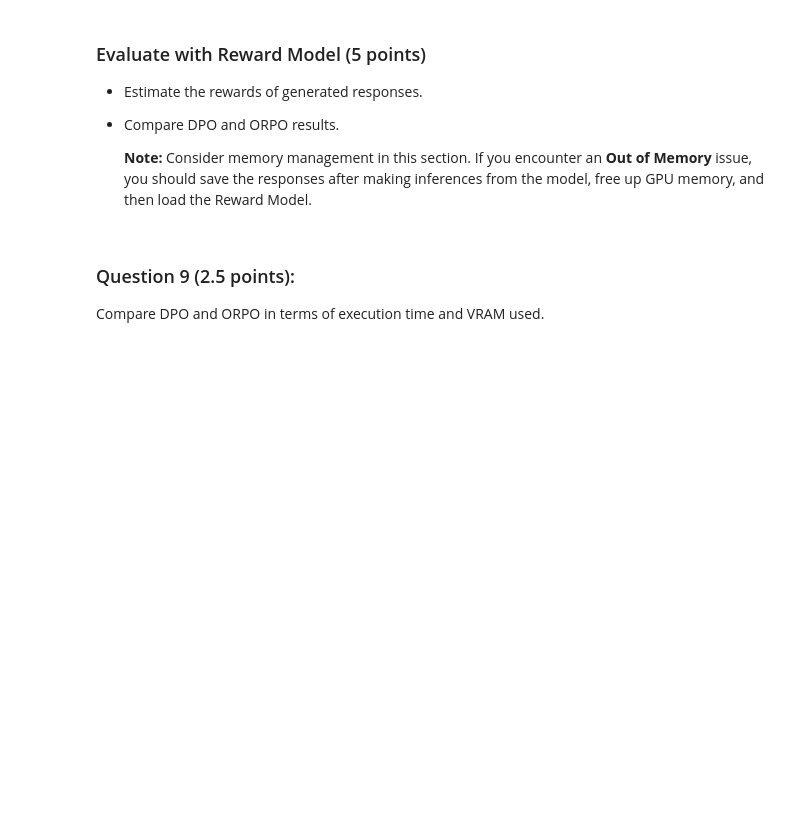
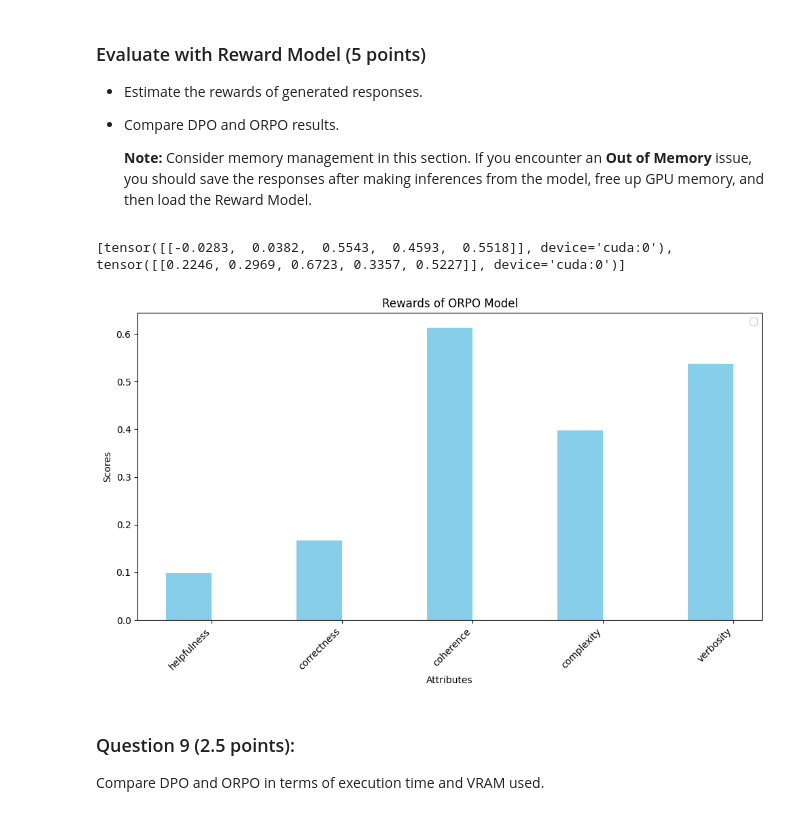
Before and after one commit to ArianFiroozi/LLM-Course-Projects, a Jupyter notebook: LLM_CA2.ipynb, the cells around one changed output. Saved outputs shown, nothing was run; the diff lists cells and outputs as text; code cells hidden in the pictures; blank space fills up the shorter version.

Commit message:
add: orpo, bad results

```diff
--- a/LLM_CA2.ipynb
+++ b/LLM_CA2.ipynb
@@ -977,3 +1097,42 @@ orpo_responses = []
+# %%
+sample_prompts= ['In right triangle $ABC$, the length of side $BC$ is 2 units, the length of side $AC$ is 4 units and the measure of angle $C$ is 60 degrees. What is the length of side $AB$, in units? Express your answer in simplest radical form.', 'Why is the IP protocol called the “internet” protocol?']
+orpo_responses= [' Express your answer in simplest radical form. Express your answer in simplest radical form. Express your answer in simplest radical form. Express your answer in simplest radical form. Express your answer in simplest radical form. Express your answer in simplest radical form. Express your answer in simplest radical form. Express your answer in simplest radical form. Express your answer in simplest radical form. Express your answer in simplest radical form. Express your answer in simplest radical form. Express your answer in simplest radical form. Express your answer in', ' Why is Why is Why is Why is Why is Why is Why is Why is Why is Why is Why is Why is Why is Why is Why is Why is Why is Why is Why is Why is Why is Why is Why is Why is Why is Why is Why is Why is Why is Why is Why is Why is Why is Why is Why is Why is Why is Why is Why is Why is Why is Why is Why is Why is Why is Why is Why is Why is Why is Why is']
+# %%
+rewards=[]
+for i in range(2):
+   reward, _ = get_reward_scores(sample_prompts[i], orpo_responses[i])
+   rewards.append(reward)
+print(rewards)
+# %% [output]
+[tensor([[-0.0283,  0.0382,  0.5543,  0.4593,  0.5518]], device='cuda:0'), tensor([[0.2246, 0.2969, 0.6723, 0.3357, 0.5227]], device='cuda:0')]
+# %%
+# The attributes of the 5 reward objectives
+attributes = ['helpfulness','correctness','coherence', 'complexity','verbosity']
+
+rewards1=rewards[0].cpu()[0]
+rewards2=rewards[1].cpu()[0]
+rewards_list=[]
+for i in range(len(rewards1)):
+  rewards_list.append((rewards1[i]+rewards2[i])/2)
+x = np.arange(len(attributes))
+width = 0.35
+
+fig, ax = plt.subplots(figsize=(10, 6))
+bars_chosen = ax.bar(x - width/2, rewards_list, width, color='skyblue')
+
+# Add labels, title, and legend
+ax.set_xlabel('Attributes')
+ax.set_ylabel('Scores')
+ax.set_title('Rewards of ORPO Model')
+ax.set_xticks(x)
+ax.set_xticklabels(attributes, rotation=45, ha='right')
+ax.legend()
+
+# Show plot
+plt.tight_layout()
+plt.show()
+# %% [output]
+[figure, added]
 # %% [markdown]
 ### Question 9 (2.5 points):
 
```
Also changed, not shown: parts of 18 cells of this notebook.
